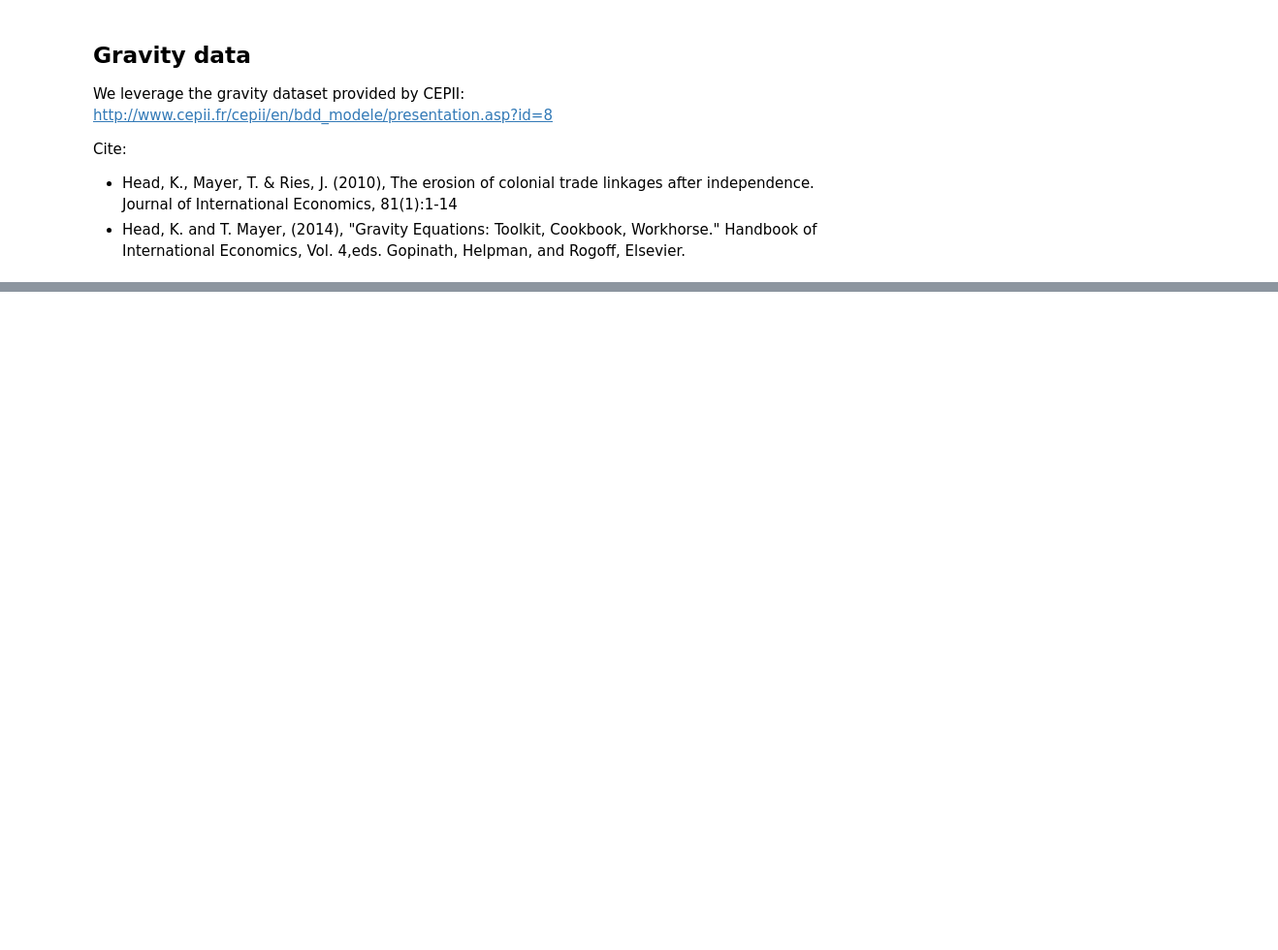
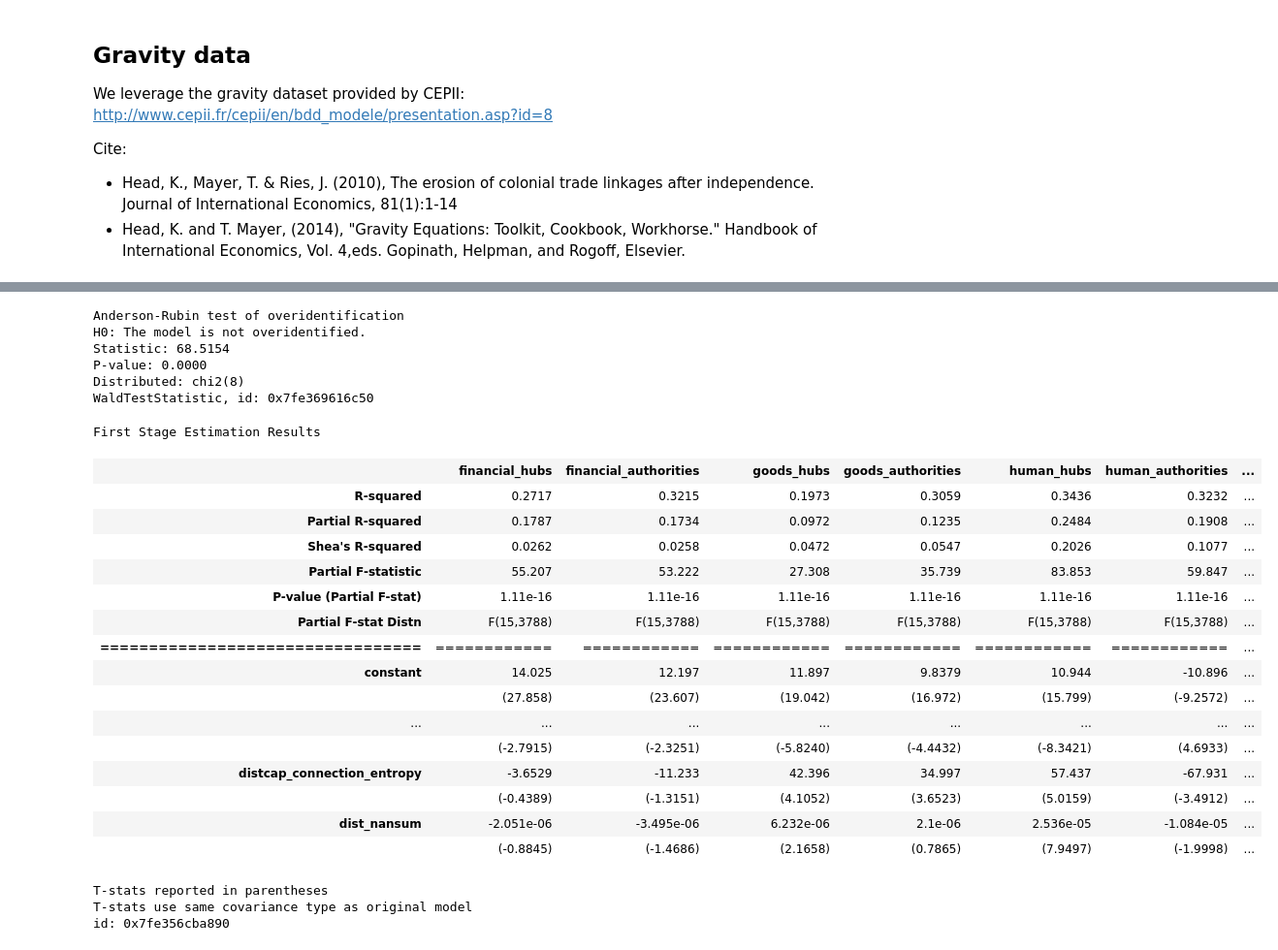
Before and after one commit to jaimeoliver1/social_capital_in_trade_networks, a Jupyter notebook: notebooks/01_gravity_instrumental_variables.ipynb, the cells around one changed output, grey strips where cells are left out. Shown at 97% size. Saved outputs shown, nothing was run; the diff lists cells and outputs as text; code cells hidden in the pictures; blank space fills up the shorter version.

```diff
--- a/notebooks/01_gravity_instrumental_variables.ipynb
+++ b/notebooks/01_gravity_instrumental_variables.ipynb
@@ -95,0 +129,3 @@ ax.set_yscale('symlog')
+# %%
+n_values = df_model_instruments[instruments].nunique().sort_values()
+filtered_instruments = list(n_values[n_values>150].index)
@@ -95,0 +136,10 @@ ax.set_yscale('symlog')
+# %%
+from linearmodels.iv import IV2SLS
+
+res = IV2SLS(df_model_instruments.log_gdp,
+                 df_model_instruments[["constant", "log_GFCF", "log_wkn_population"]],
+                 df_model_instruments[reduced_terms_list],
+                 df_model_instruments[filtered_instruments]).fit(
+    cov_type="unadjusted",
+)
+res
@@ -95,0 +172,32 @@ ax.set_yscale('symlog')
+# %%
+res.anderson_rubin
+# %% [output]
+Anderson-Rubin test of overidentification
+H0: The model is not overidentified.
+Statistic: 68.5154
+P-value: 0.0000
+Distributed: chi2(8)
+WaldTestStatistic, id: 0x7fe369616c50
+# %%
+res.first_stage
+# %% [output]
+First Stage Estimation Results
+|  | financial_hubs | financial_authorities | goods_hubs | goods_authorities | human_hubs | human_authorities | ... |
+| R-squared | 0.2717 | 0.3215 | 0.1973 | 0.3059 | 0.3436 | 0.3232 | ... |
+| Partial R-squared | 0.1787 | 0.1734 | 0.0972 | 0.1235 | 0.2484 | 0.1908 | ... |
+| Shea's R-squared | 0.0262 | 0.0258 | 0.0472 | 0.0547 | 0.2026 | 0.1077 | ... |
+| Partial F-statistic | 55.207 | 53.222 | 27.308 | 35.739 | 83.853 | 59.847 | ... |
+| P-value (Partial F-stat) | 1.11e-16 | 1.11e-16 | 1.11e-16 | 1.11e-16 | 1.11e-16 | 1.11e-16 | ... |
+| Partial F-stat Distn | F(15,3788) | F(15,3788) | F(15,3788) | F(15,3788) | F(15,3788) | F(15,3788) | ... |
+| ================================= | ============ | ============ | ============ | ============ | ============ | ============ | ... |
+| constant | 14.025 | 12.197 | 11.897 | 9.8379 | 10.944 | -10.896 | ... |
+|  | (27.858) | (23.607) | (19.042) | (16.972) | (15.799) | (-9.2572) | ... |
+| ... | ... | ... | ... | ... | ... | ... | ... |
+|  | (-2.7915) | (-2.3251) | (-5.8240) | (-4.4432) | (-8.3421) | (4.6933) | ... |
+| distcap_connection_entropy | -3.6529 | -11.233 | 42.396 | 34.997 | 57.437 | -67.931 | ... |
+|  | (-0.4389) | (-1.3151) | (4.1052) | (3.6523) | (5.0159) | (-3.4912) | ... |
+| dist_nansum | -2.051e-06 | -3.495e-06 | 6.232e-06 | 2.1e-06 | 2.536e-05 | -1.084e-05 | ... |
+|  | (-0.8845) | (-1.4686) | (2.1658) | (0.7865) | (7.9497) | (-1.9998) | ... |
+T-stats reported in parentheses
+T-stats use same covariance type as original model
+id: 0x7fe356cba890
```
Also changed, not shown: parts of 6 cells of this notebook.
